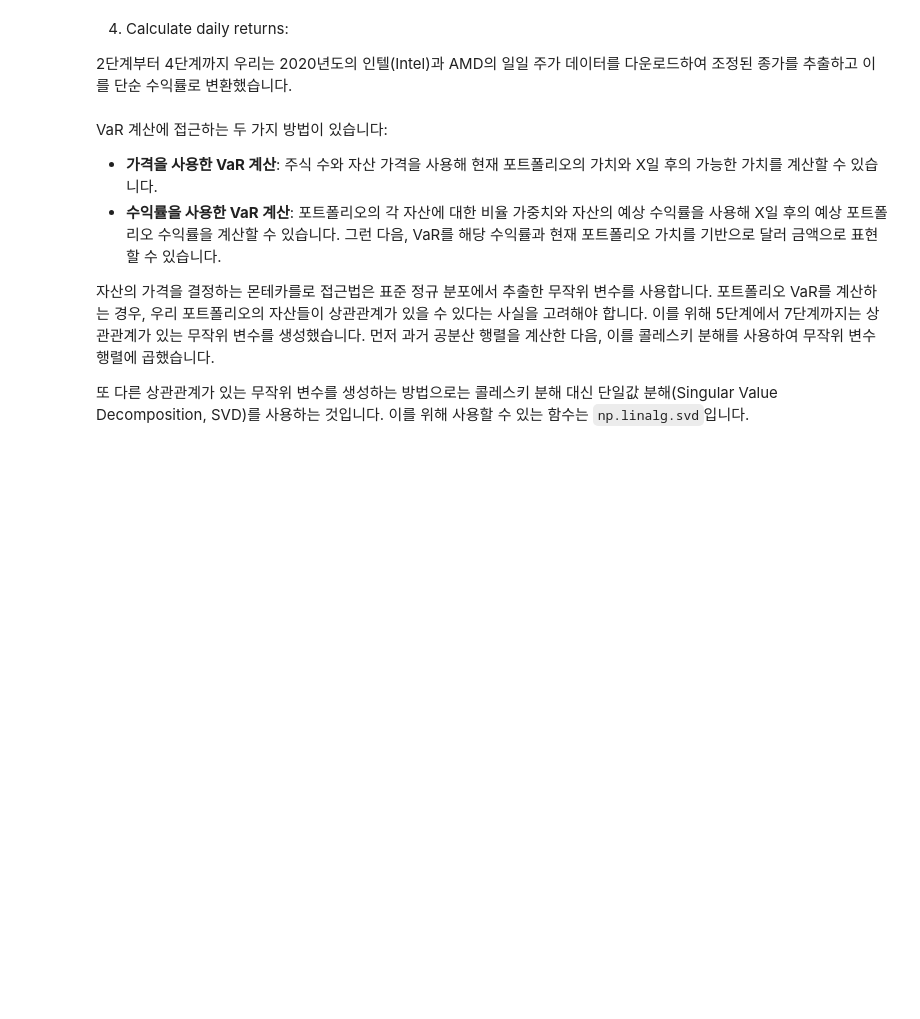
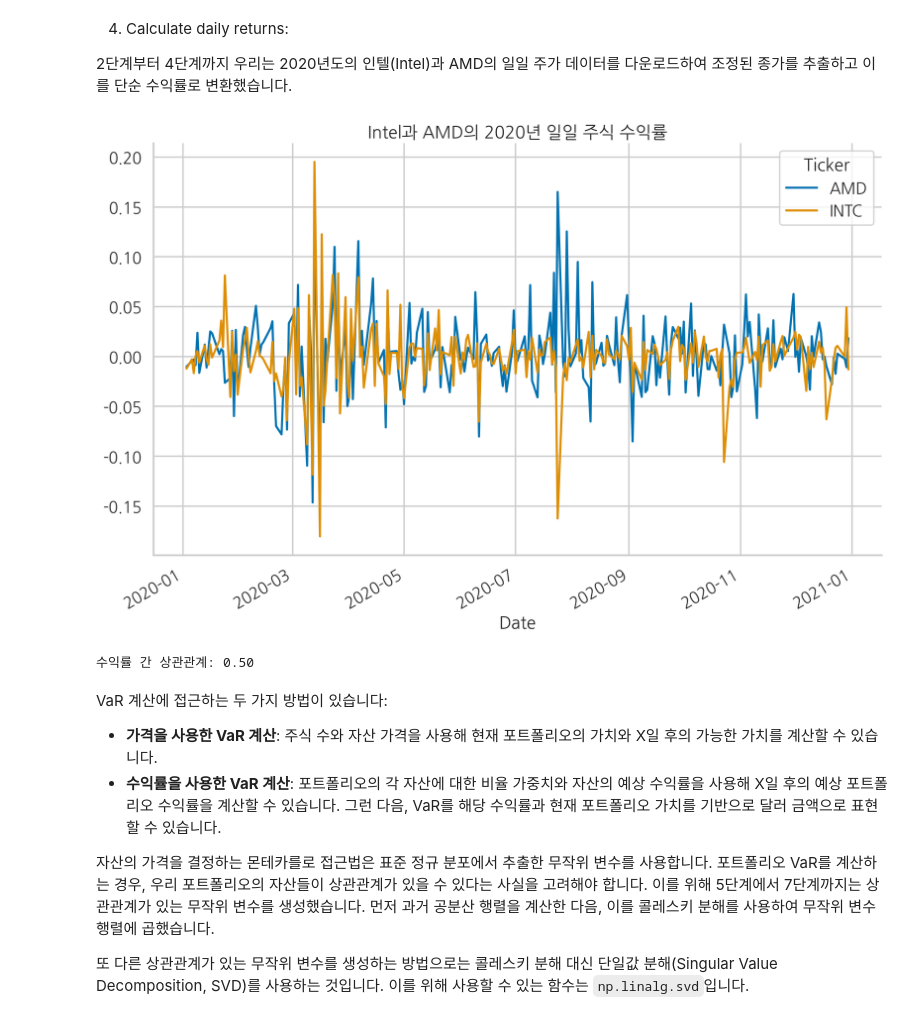
Before and after one commit to restful3/ml4t, a Jupyter notebook: source/Python_for_Finance_Cookbook/chapter_10_song.ipynb, the cells around one changed output. Drawn from its saved outputs; the diff is of its cells as text; code cells hidden in the pictures; blank space fills up the shorter version.

```diff
--- a/source/Python_for_Finance_Cookbook/chapter_10_song.ipynb
+++ b/source/Python_for_Finance_Cookbook/chapter_10_song.ipynb
@@ -1165,0 +1439,8 @@ df = yf.download(RISKY_ASSETS, start=START_DATE,
+# %%
+# Yahoo Finance에서 주식 데이터 다운로드
+# RISKY_ASSETS: 다운로드할 주식 티커 목록
+# START_DATE: 데이터 시작일
+# END_DATE: 데이터 종료일
+# adjusted=True: 주가 조정 데이터 사용
+df = yf.download(RISKY_ASSETS, start=START_DATE,
+                 end=END_DATE)
@@ -1181,3 +1464,27 @@ print(f'Correlation between returns: {returns.corr().values[0,1]:.2f}')
+# %%
+# 일일 수익률 계산
+returns = df["Adj Close"].pct_change().dropna()
+
+# Intel과 AMD의 2020년 일일 주식 수익률 그래프 그리기
+returns.plot(title="Intel과 AMD의 2020년 일일 주식 수익률")
+
+# 그래프에서 상단과 우측 테두리 제거
+sns.despine()
+
+# 그래프 레이아웃 조정
+plt.tight_layout()
+
+# 그래프를 이미지 파일로 저장 (현재 주석 처리됨)
+# plt.savefig("images/figure_10_3", dpi=200)
+# %% [output]
+[figure, added]
+# %%
+# Intel과 AMD 주식 수익률 간의 상관관계 계산 및 출력
+# returns.corr()로 상관관계 행렬을 구하고, values[0,1]로 두 주식 간의 상관계수를 추출
+# 소수점 둘째 자리까지 반올림하여 출력
+print(f'수익률 간 상관관계: {returns.corr().values[0,1]:.2f}')
+# %% [output]
+수익률 간 상관관계: 0.50
 # %% [markdown]
 VaR 계산에 접근하는 두 가지 방법이 있습니다:
 
```
Also changed, not shown: parts of 80 cells of this notebook, 1 other file.
